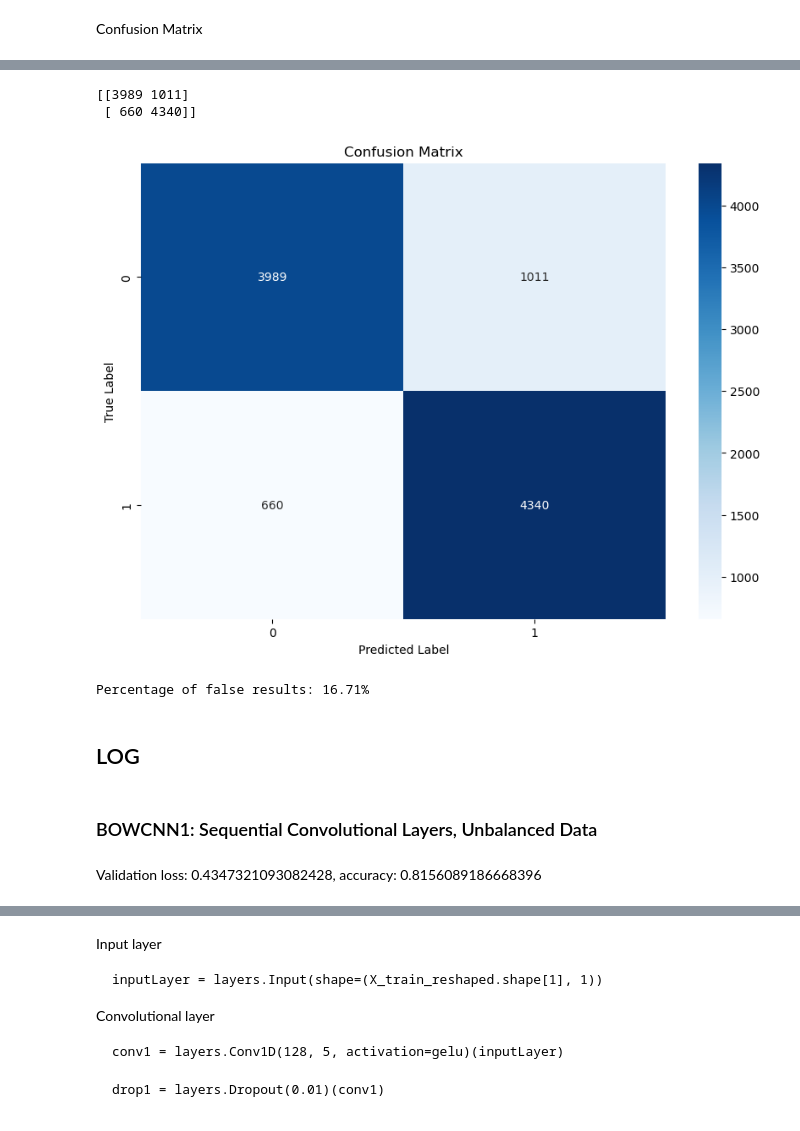
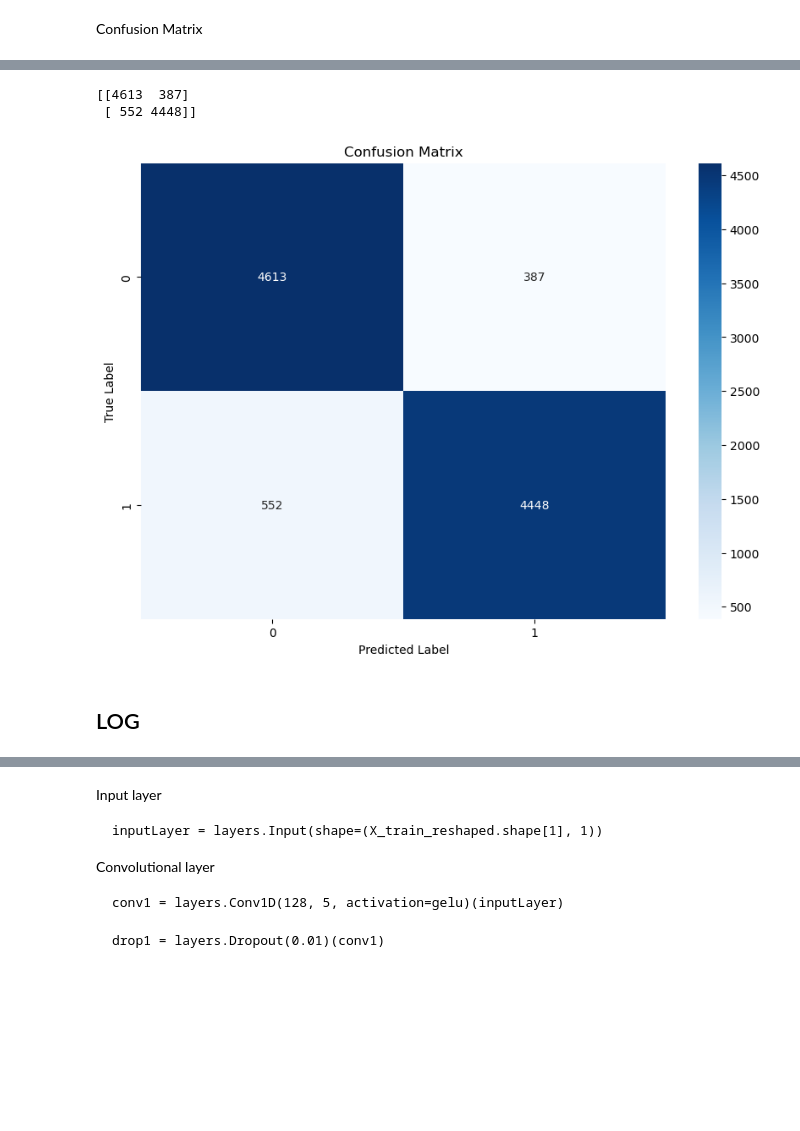
Before and after one commit to vebyorn/NHH, a Jupyter notebook: Deep Learning/BOWCNN.ipynb, the cells around one changed output, grey strips where cells are left out. Cells and saved outputs as stored; diff of their text form; code cells hidden in the pictures; blank space fills up the shorter version.

Commit message:
Added multiple dictionaries, plots and breached the 0.90 target

```diff
--- a/Deep Learning/BOWCNN.ipynb
+++ b/Deep Learning/BOWCNN.ipynb
@@ -119,5 +174,13 @@ class BatchLossCallback(Callback):
 
     def on_train_batch_end(self, batch, logs=None):
         self.batch_losses.append(logs.get('loss'))
+
+# Callback to log variation of accuracy within each epoch
+class BatchAccuracyCallback(Callback):
+    def __init__(self):
+        self.batch_accuracies = []
+
+    def on_train_batch_end(self, batch, logs=None):
+        self.batch_accuracies.append(logs.get('accuracy'))
 # %% [markdown]
 ## CNN Model
@@ -129,7 +194,7 @@ class BatchLossCallback(Callback):
 inputLayer = layers.Input(shape=(X_train_reshaped.shape[1], 1))
 
 # Convolutional layer
-conv1 = layers.Conv1D(128, 5, activation=gelu)(inputLayer)
+conv1 = layers.Conv1D(128, 3, activation=gelu)(inputLayer)
 drop1 = layers.Dropout(0.01)(conv1)
 
 # MaxPooling layer
@@ -147,14 +212,16 @@ output = layers.Dense(1, activation="sigmoid")(dense2)
 model = Model(inputs=inputLayer, outputs=output)
 # %%
 # Optimiser
-optimizer = Adam(learning_rate=0.001)
+optimizer = optimizer = tfa.optimizers.RectifiedAdam(learning_rate=0.001, weight_decay=0.01)
+
 
 # Callbacks
 batch_loss_callback = BatchLossCallback()
-early_stopping = EarlyStopping(monitor='val_loss', patience=1, verbose=1, mode='min', restore_best_weights=True)
+batch_accuracy_callback = BatchAccuracyCallback()
+early_stopping = EarlyStopping(monitor='val_accuracy', patience=1, verbose=1, mode='max', restore_best_weights=True)
 
 # Create a list of callbacks
-callbacks_list = [early_stopping, batch_loss_callback]
+callbacks_list = [early_stopping, batch_loss_callback, batch_accuracy_callback]
 # %%
 # Compile the model
 model.compile(loss='binary_crossentropy', optimizer=optimizer, metrics=['accuracy'])
@@ -164,5 +231,5 @@ model.compile(loss='binary_crossentropy', optimizer=optimizer, metrics=['accurac
 History
 # %%
 # Train the model
-history = model.fit(X_train_reshaped, y_train, epochs=10, validation_data=(X_val_reshaped, y_val), batch_size=40, callbacks=callbacks_list)
+history = model.fit(X_train_reshaped, Y_train, epochs=100, validation_data=(X_val_reshaped, Y_val), batch_size=40, callbacks=callbacks_list)
 # %% [output]
@@ -208,31 +298,19 @@ y_pred = model.predict(X_val_dense)
 y_pred_classes = np.round(y_pred).astype(int)  # For binary classification
 # %%
 # Compute the confusion matrix
-cm = confusion_matrix(y_val, y_pred_classes)
+cm = confusion_matrix(Y_val, y_pred_classes)
 print(cm)
 
 # Visualize the confusion matrix as a heatmap
 plt.figure(figsize=(10, 7))
 sns.heatmap(cm, annot=True, fmt='d', cmap='Blues')
 plt.xlabel('Predicted Label')
 plt.ylabel('True Label')
 plt.title('Confusion Matrix')
 plt.show()
 # %% [output]
-[[3989 1011]
- [ 660 4340]]
+[[4613  387]
+ [ 552 4448]]
-[figure, old version]
+[figure, new version]
-# %%
-# Compute the percentage of false results
-false_results = cm[0][1] + cm[1][0]
-total_results = np.sum(cm)
-false_results_percentage = false_results / total_results * 100
-print(f"Percentage of false results: {false_results_percentage}%")
-# %% [output]
-Percentage of false results: 16.71%
 # %% [markdown]
 ## LOG
-# %% [markdown]
-### BOWCNN1: Sequential Convolutional Layers, Unbalanced Data
-# %% [markdown]
-Validation loss: 0.4347321093082428, accuracy: 0.8156089186668396
```
Also changed, not shown: parts of 56 cells of this notebook.
